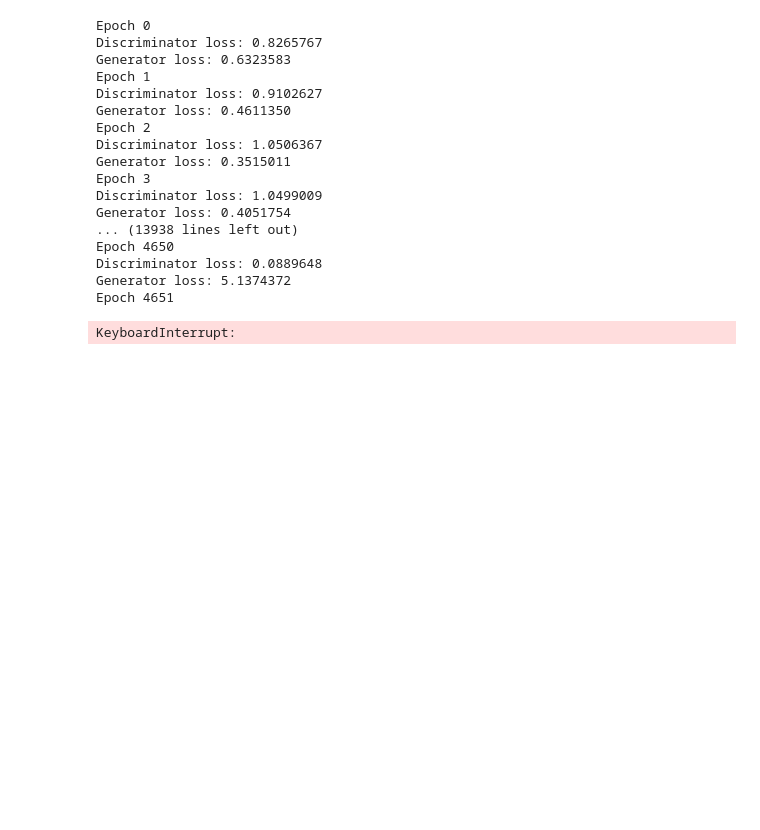
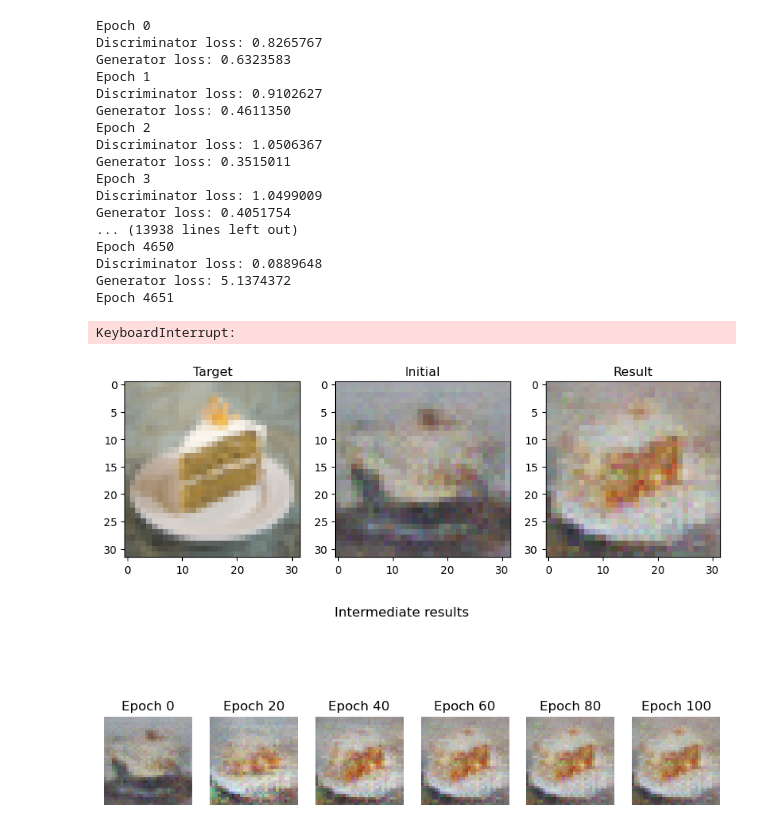
Before and after one commit to mjste/image_processing_lab, a Jupyter notebook: lab3/note.ipynb, the cells around one changed output. Drawn from its saved outputs; the diff is of its cells as text; code cells hidden in the pictures; blank space fills up the shorter version.

```diff
--- a/lab3/note.ipynb
+++ b/lab3/note.ipynb
@@ -162,8 +162,8 @@ optimizer = torch.optim.SGD(minimodel.lin.parameters(), lr=0.01)
 #     print(pred)
 #     print("Loss:", loss.item())
 # %%
-starting_epoch = 0
-path = f"models/epoch_{starting_epoch}"
+starting_epoch = 2000
+path = f"models_4/epoch_{starting_epoch}"
 # load model
 
 generator.load_state_dict(torch.load(os.path.join(path, "generator.pt")))
@@ -275,3 +275,63 @@ Discriminator loss: 0.0889648
 Generator loss: 5.1374372
 Epoch 4651
 KeyboardInterrupt:
+# %%
+input_vector = torch.randn(1, 64, device=device, requires_grad=True)
+target_image = true_images_dataset[0]
+fig, ax = plt.subplots(1, 3, figsize=(10, 4))
+ax[0].imshow(target_image.cpu().detach().numpy().transpose(1, 2, 0) / 2 + 0.5)
+
+result = generator.forward(input_vector)
+
+ax[1].imshow(result[0].cpu().detach().numpy().transpose(1, 2, 0) / 2 + 0.5)
+
+image_optim = torch.optim.SGD([input_vector], lr=0.01, momentum=0.9)
+loss_fn = lambda x: ((x - target_image) ** 2).sum()
+
+intermediate_results = []
+for i in range(101):
+    if i % 20 == 0:
+        intermediate_results.append(
+            result[0].cpu().detach().numpy().transpose(1, 2, 0) / 2 + 0.5
+        )
+    image_optim.zero_grad()
+    result = generator.forward(input_vector)
+    loss = loss_fn(result)
+    loss.backward()
+    image_optim.step()
+
+
+ax[2].imshow(result[0].cpu().detach().numpy().transpose(1, 2, 0) / 2 + 0.5)
+
+ax[0].title.set_text("Target")
+ax[1].title.set_text("Initial")
+ax[2].title.set_text("Result")
+
+fig.savefig("target_initial_result.png")
+
+fig, ax = plt.subplots(1, 6, figsize=(10, 4))
+for i in range(6):
+    ax[i].imshow(intermediate_results[i])
+    ax[i].title.set_text(f"Epoch {i*20}")
+    ax[i].axis("off")
+fig.suptitle("Intermediate results")
+fig.savefig("intermediate_results.png")
+
+
+def fit_input_vector(input_vector, target):
+    input_vector = input_vector.clone().detach().requires_grad_(True)
+    image_optim = torch.optim.SGD([input_vector], lr=0.01, momentum=0.9)
+    loss_fn = lambda x: ((x - target) ** 2).sum()
+    intermediate_results = []
+    for i in range(101):
+        image_optim.zero_grad()
+        result = generator.forward(input_vector)
+        loss = loss_fn(result)
+        loss.backward()
+        image_optim.step()
+        if i % 20 == 0:
+            intermediate_results.append(result[0].cpu().detach())
+    return input_vector, intermediate_results
+# %% [output]
+[figure, added]
+[figure, added]
```
Also changed, not shown: parts of 4 cells of this notebook, 4 other files.
